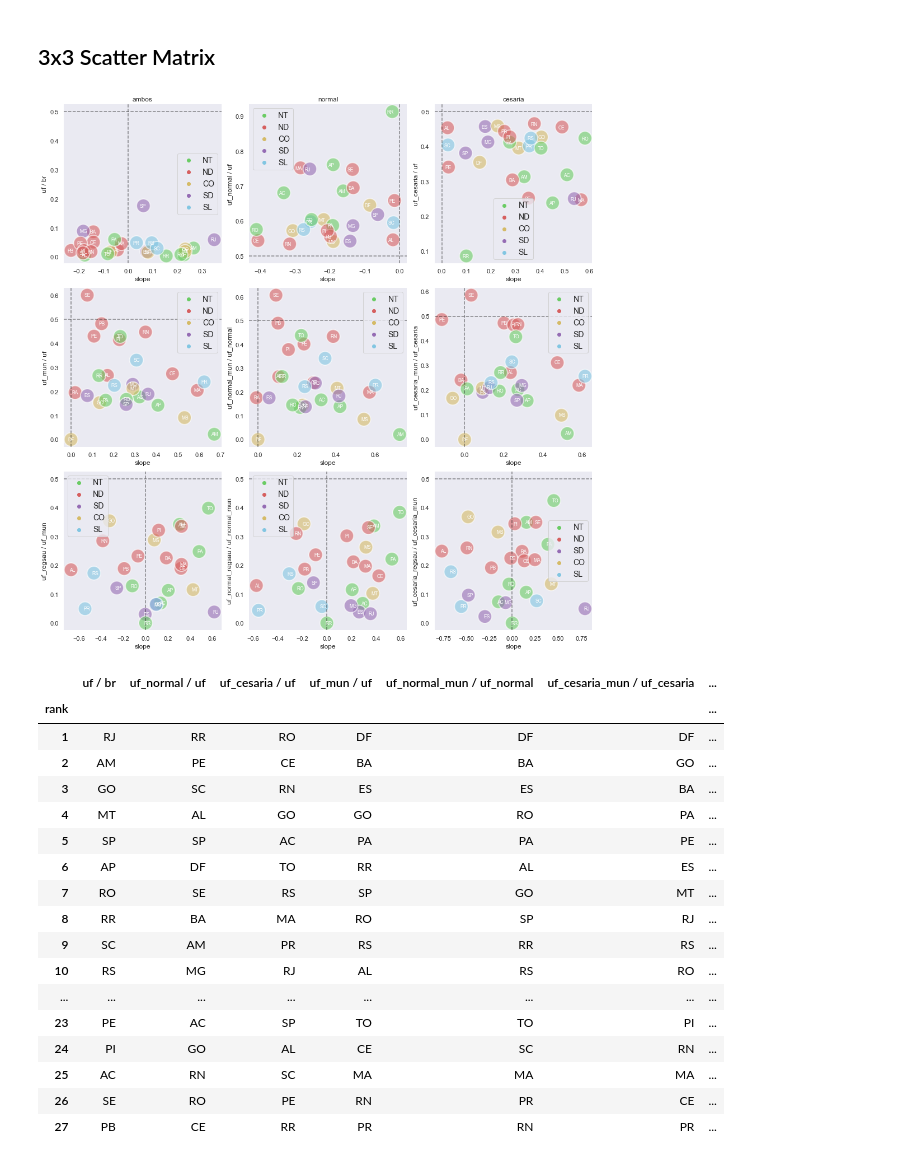
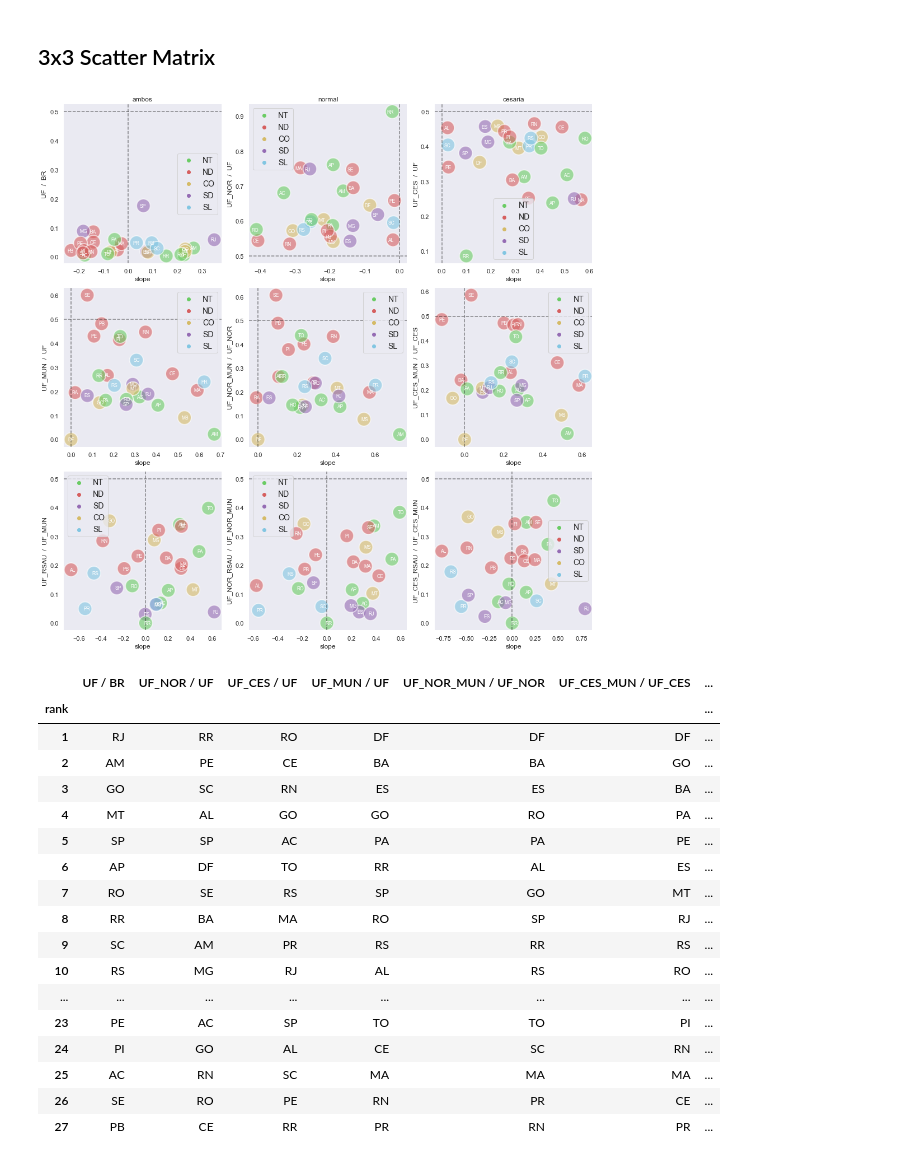
Before and after one commit to lucaslopes/gestantes, a Jupyter notebook: notebook.ipynb, the cells around one changed output. Saved outputs shown, nothing was run; the diff lists cells and outputs as text; code cells hidden in the pictures.

```diff
--- a/notebook.ipynb
+++ b/notebook.ipynb
@@ -11,15 +5,21 @@ ys = [
+# %%
+ys = [
+	['UF  /  BR', 'UF_NOR  /  UF', 'UF_CES  /  UF'],
+	['UF_MUN  /  UF', 'UF_NOR_MUN  /  UF_NOR', 'UF_CES_MUN  /  UF_CES'],
+	['UF_RSAU  /  UF_MUN', 'UF_NOR_RSAU  /  UF_NOR_MUN', 'UF_CES_RSAU  /  UF_CES_MUN'],
+]
 # %%
 matrix = data_info.get_matrix_data(
   data_load.load_files_to_dict(
     data_info.get_files_path(
-      config.PATH_DATA+'/uf_ano')))
+      config.PATH_DATA+'/UF_ano')))
 data_plot.plot_scatter_matrix(matrix, ys)
 # %% [output]
-[figure, old version]
+[figure, new version]
 # %%
 data_info.matrix_rank(matrix, ys)
 # %% [output]
-|  | uf / br | uf_normal / uf | uf_cesaria / uf | uf_mun / uf | uf_normal_mun / uf_normal | uf_cesaria_mun / uf_cesaria | ... |
+|  | UF / BR | UF_NOR / UF | UF_CES / UF | UF_MUN / UF | UF_NOR_MUN / UF_NOR | UF_CES_MUN / UF_CES | ... |
 | rank |  |  |  |  |  |  | ... |
 | 1 | RJ | RR | RO | DF | DF | DF | ... |
 | 2 | AM | PE | CE | BA | BA | GO | ... |
```
Also changed, not shown: parts of 1 cell of this notebook.
